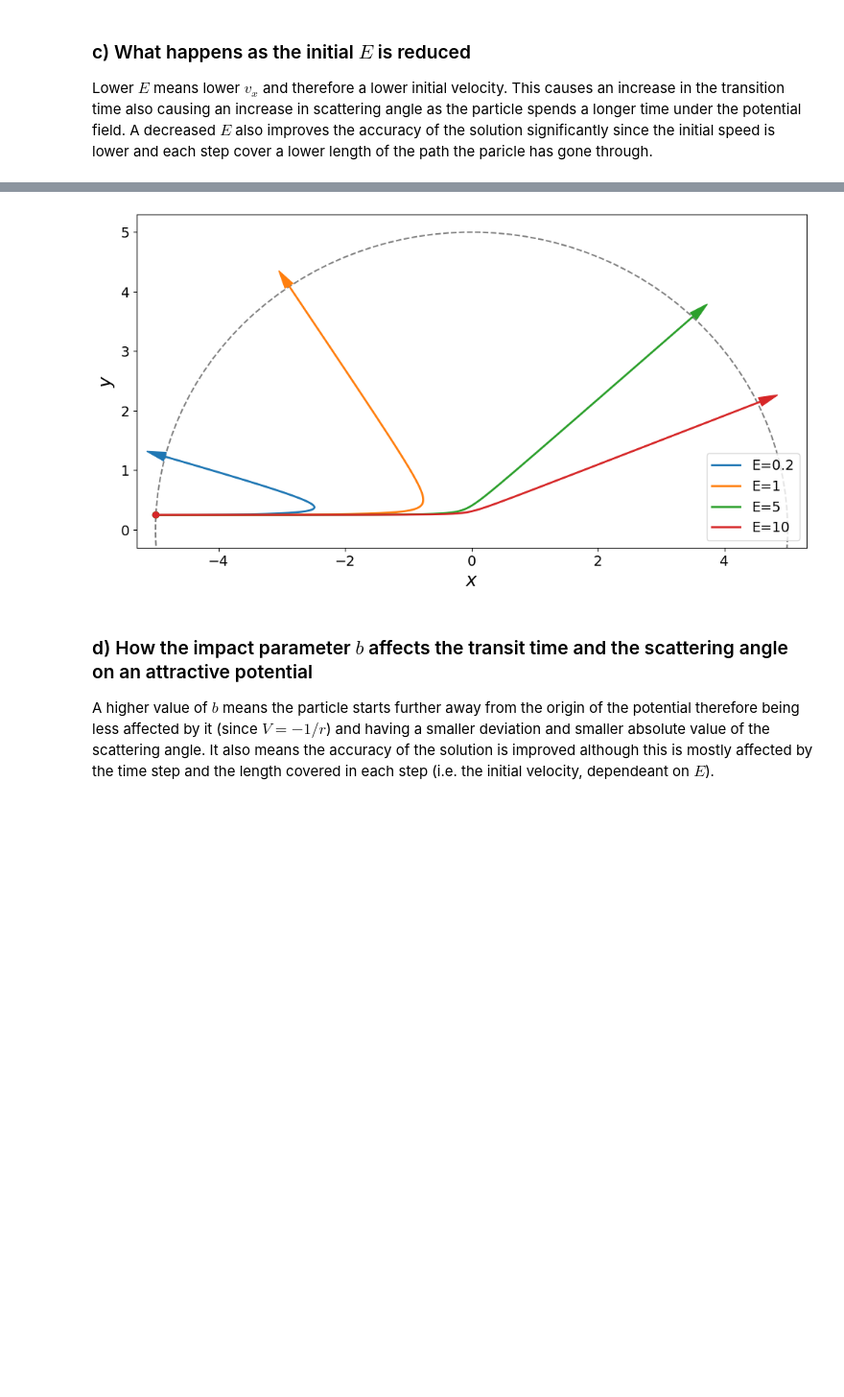
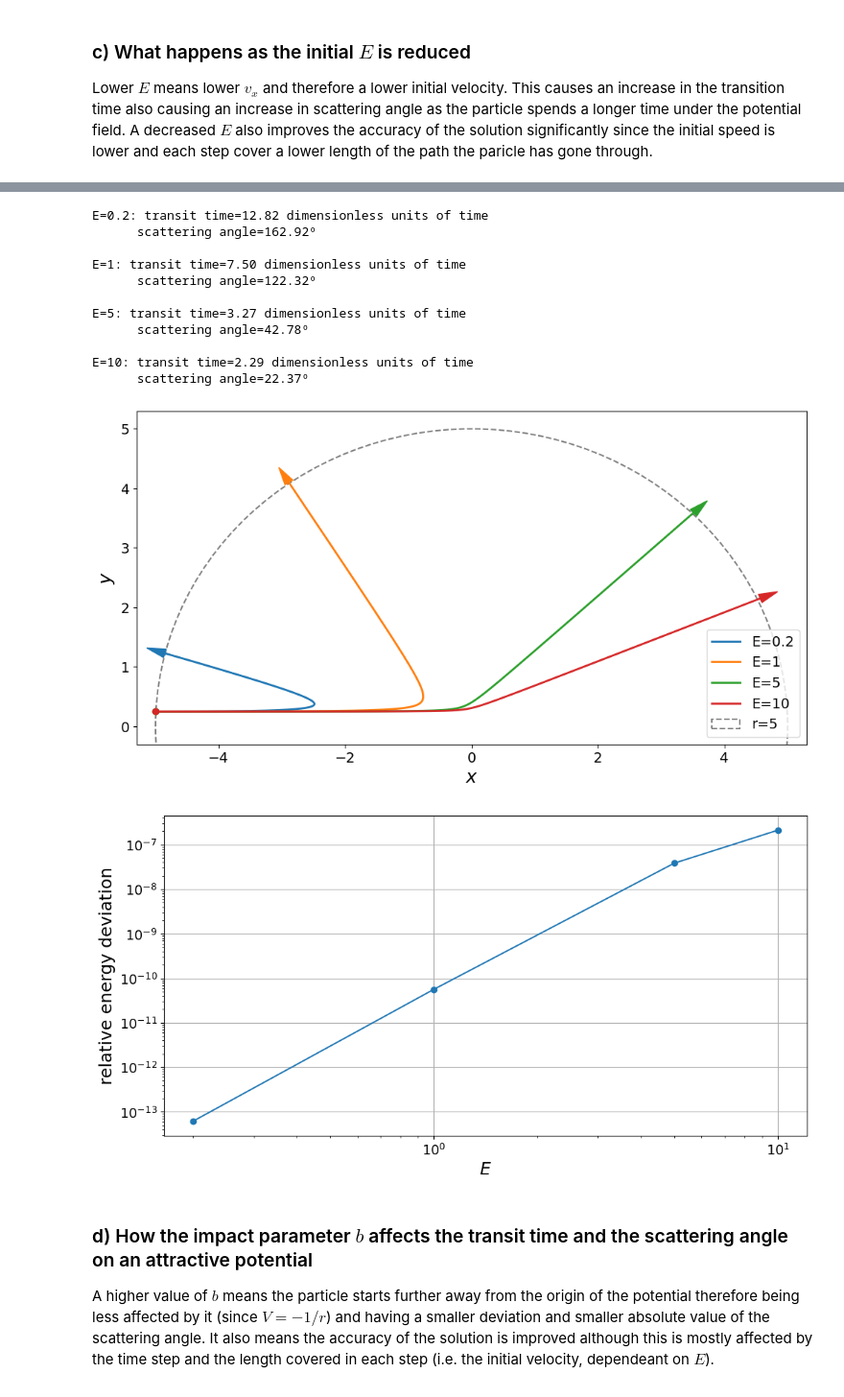
Before and after one commit to javirgv/Computational-Scattering-Experiment, a Jupyter notebook: JaviRoca_ComputationalScattering.ipynb, the cells around one changed output, grey strips where cells are left out. Shown at 96% size. Cells and saved outputs as stored; diff of their text form; code cells hidden in the pictures; blank space fills up the shorter version.

```diff
--- a/JaviRoca_ComputationalScattering.ipynb
+++ b/JaviRoca_ComputationalScattering.ipynb
@@ -210,37 +141,64 @@ The scattering angle is 0.3905 rad, 22.37º
 # %%
 plt.figure(figsize=(12,6))
 # Set initial conditions
 b = 0.25
 h = 0.01
 x0, y0 = -5, b
 
 # Iterate through different values of E
 E_values = [0.2, 1, 5, 10]
+energy_errors = []
 colors = plt.rcParams['axes.prop_cycle'].by_key()['color'][:len(E_values)]
 
 for E, color in zip(E_values, colors):
     vx0, vy0 = np.sqrt(2*E), 0
     state = np.array([x0, y0, vx0, vy0])
 
     # Initialize and record the data using RK4
     data = [state.copy()]
-    data = RK4(state, data, Coloumb_acceleration, rmax=5)
+    energies = [total_energy(state)]
+    data, energies = RK4(state, data, Coloumb_acceleration, rmax=5, energies=energies, obtain_energies=True)
+    energy_errors.append( (max(energies)-np.mean(energies))/np.mean(energies) )
+
+    # Calculate the transit time and the scattering angle
+    transit_time = len(data) * h
+    scattering_angle = np.arctan2(data[-1,3], data[-1,2])
+    print(f"E={E}: transit time={transit_time:.2f} dimensionless units of time\n      scattering angle={np.degrees(scattering_angle):.2f}º\n")
 
     # Plot scattering
     plt.plot(data[:,0], data[:,1], color=color, zorder=1, linewidth=2, label=f'E={E}')
     plt.scatter(data[0,0], data[0,1], color=color)
     plt.arrow(data[-1,0], data[-1,1], 0.001*data[-1,2], 0.001*data[-1,3], head_width=0.15, head_length=0.3, color=color)
-    plt.xlabel('$x$')
-    plt.ylabel('$y$')
-    plt.xlim(-5.3,5.3)
-    plt.ylim(-0.3,5.3)
-    plt.legend(loc='lower right')
 
 circle = plt.Circle((0,0), 5, fill=False, color='k', linestyle='--', linewidth=1.5, alpha=0.5, zorder=0, label='r=5')
 plt.gca().add_artist(circle)
+plt.xlabel('$x$')
+plt.ylabel('$y$')
+plt.xlim(-5.3,5.3)
+plt.ylim(-0.3,5.3)
+plt.legend(loc='lower right')
 plt.show()
+
+# Plot the accuracy of the solution
+plt.loglog(E_values, energy_errors, marker='o')
+plt.xlabel('$E$')
+plt.ylabel('relative energy deviation')
+plt.grid()
+plt.show()
 # %% [output]
+E=0.2: transit time=12.82 dimensionless units of time
+      scattering angle=162.92º
+
+E=1: transit time=7.50 dimensionless units of time
+      scattering angle=122.32º
+
+E=5: transit time=3.27 dimensionless units of time
+      scattering angle=42.78º
+
+E=10: transit time=2.29 dimensionless units of time
+      scattering angle=22.37º
-[figure, old version]
+[figure, new version]
+[figure, added]
 # %% [markdown]
 ### d) How the impact parameter $b$ affects the transit time and the scattering angle on an attractive potential
 
```
Also changed, not shown: parts of 10 cells of this notebook.
